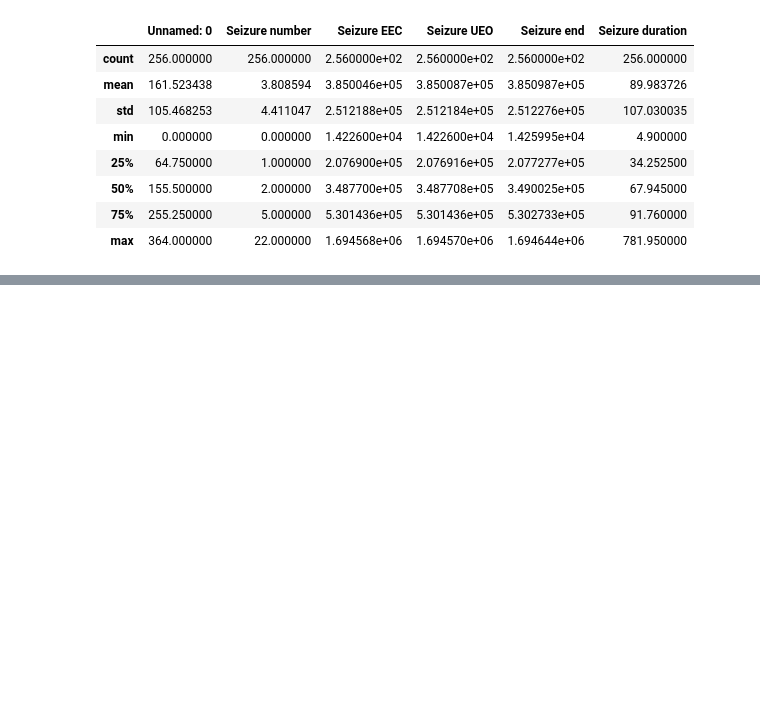
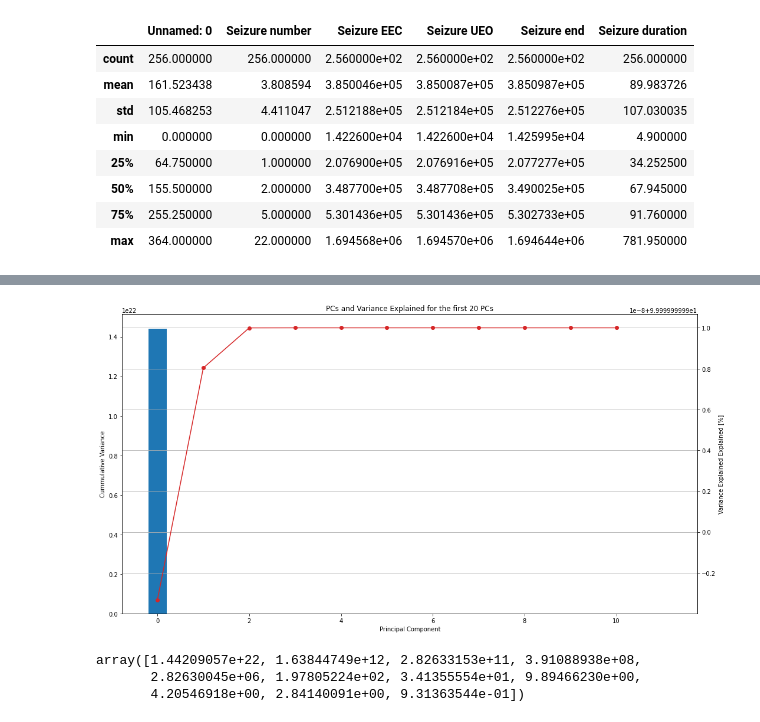
Before and after one commit to sirrus98/ieeg_toy_template, a Jupyter notebook: notebook.ipynb, the cells around one changed output, grey strips where cells are left out. Drawn from its saved outputs; the diff is of its cells as text; code cells hidden in the pictures; blank space fills up the shorter version.

```diff
--- a/notebook.ipynb
+++ b/notebook.ipynb
@@ -132,0 +183,30 @@ seizure_reduced = pca.fit_transform()
+# %%
+ev_seizure = pca_seizure.explained_variance_
+ev_nonseizure = pca_nonseizure.explained_variance_
+# %%
+ev = ev_nonseizure
+bar_x = np.linspace(0,11,11)
+cum_pv = np.cumsum(ev)/np.sum(ev)*100
+
+fig,ax = plt.subplots(figsize=(15, 8))
+ax.bar(bar_x,ev, color ='tab:blue',width = 0.4)
+ax.set_xlabel("Principal Component")
+ax.set_ylabel("Cummulative Variance")
+ax.set_title("PCs and Variance Explained for the first 20 PCs")
+ax2 = ax.twinx()
+
+ax2.plot(cum_pv,'-o',color = 'tab:red')
+ax2.set_ylabel("Variance Explained Explained [%]")
+ax2.grid()
+fig.tight_layout()
+
+
+plt.show()
+# %% [output]
+[figure, added]
+# %%
+ev
+# %% [output]
+array([1.44209057e+22, 1.63844749e+12, 2.82633153e+11, 3.91088938e+08,
+       2.82630045e+06, 1.97805224e+02, 3.41355554e+01, 9.89466230e+00,
+       4.20546918e+00, 2.84140091e+00, 9.31363544e-01])
```
Also changed, not shown: parts of 10 cells of this notebook.
